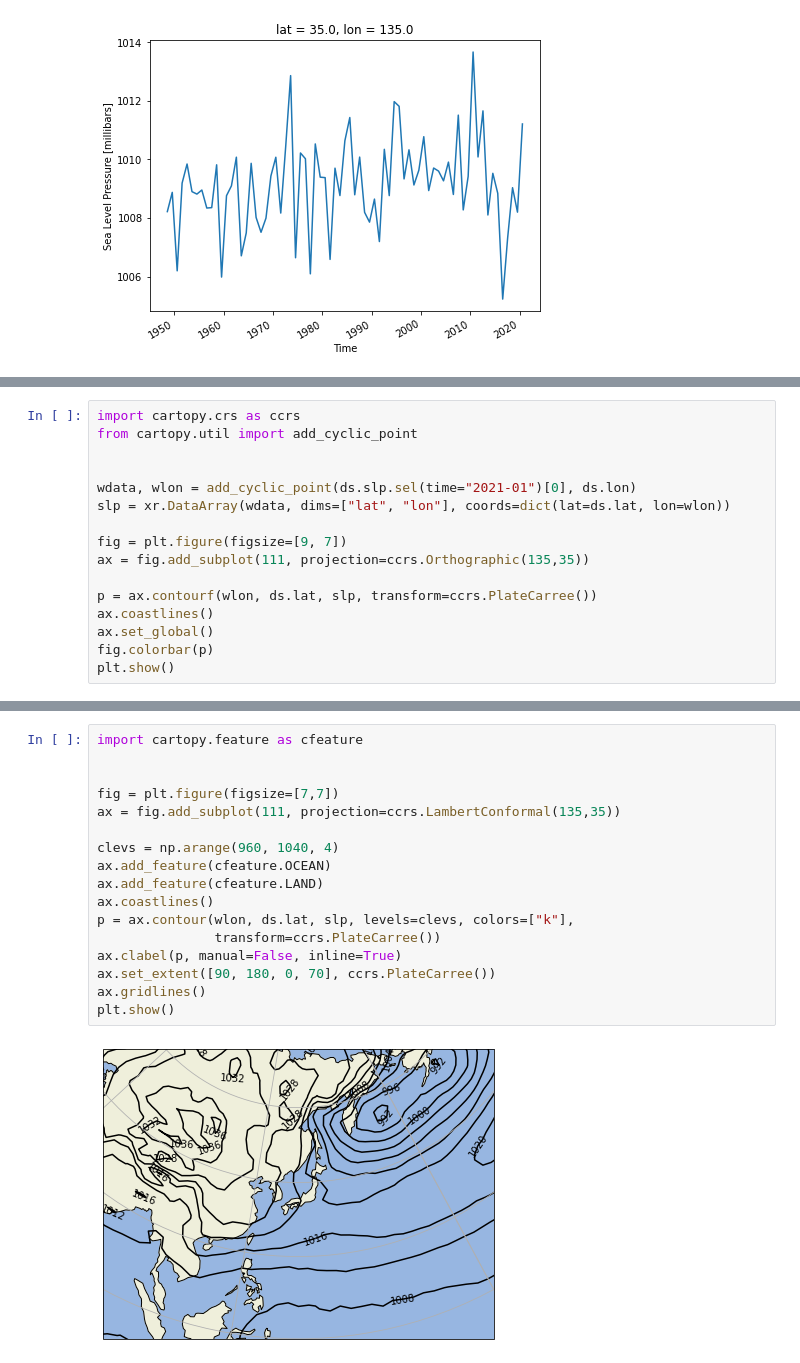
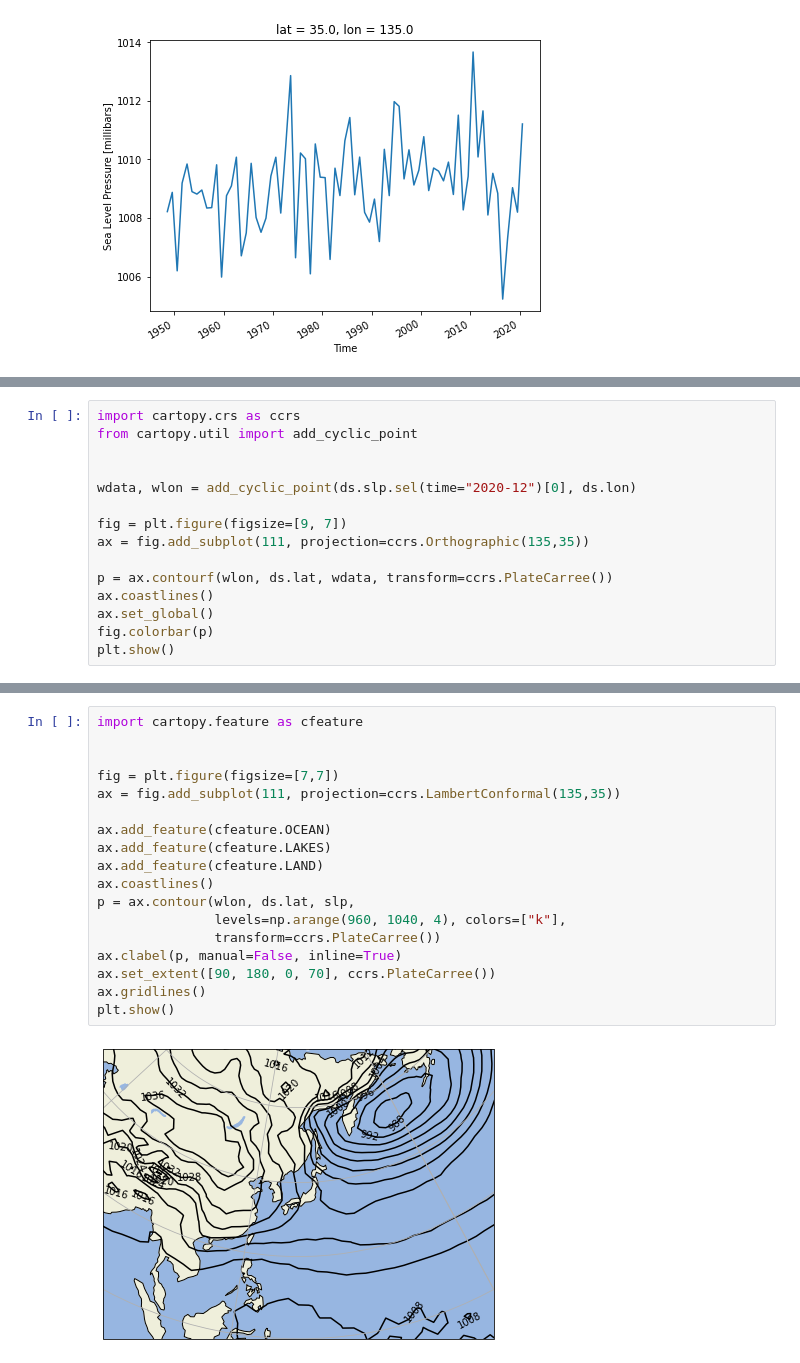
Before and after one commit to tenomoto/pymetds, a Jupyter notebook: Reanalysis.ipynb, the cells around one changed output, grey strips where cells are left out. Cells and saved outputs as stored; diff of their text form.

```diff
--- a/Reanalysis.ipynb
+++ b/Reanalysis.ipynb
@@ -72,13 +113,12 @@ import cartopy.crs as ccrs
 from cartopy.util import add_cyclic_point
 
 
-wdata, wlon = add_cyclic_point(ds.slp.sel(time="2021-01")[0], ds.lon)
-slp = xr.DataArray(wdata, dims=["lat", "lon"], coords=dict(lat=ds.lat, lon=wlon))
+wdata, wlon = add_cyclic_point(ds.slp.sel(time="2020-12")[0], ds.lon)
 
 fig = plt.figure(figsize=[9, 7])
 ax = fig.add_subplot(111, projection=ccrs.Orthographic(135,35))
 
-p = ax.contourf(wlon, ds.lat, slp, transform=ccrs.PlateCarree())
+p = ax.contourf(wlon, ds.lat, wdata, transform=ccrs.PlateCarree())
 ax.coastlines()
 ax.set_global()
 fig.colorbar(p)
@@ -105,19 +156,20 @@ plt.show()
 # %%
 import cartopy.feature as cfeature
 
 
 fig = plt.figure(figsize=[7,7])
 ax = fig.add_subplot(111, projection=ccrs.LambertConformal(135,35))
 
-clevs = np.arange(960, 1040, 4)
 ax.add_feature(cfeature.OCEAN)
+ax.add_feature(cfeature.LAKES)
 ax.add_feature(cfeature.LAND)
 ax.coastlines()
-p = ax.contour(wlon, ds.lat, slp, levels=clevs, colors=["k"],
+p = ax.contour(wlon, ds.lat, slp,
+               levels=np.arange(960, 1040, 4), colors=["k"],
                transform=ccrs.PlateCarree())
 ax.clabel(p, manual=False, inline=True)
 ax.set_extent([90, 180, 0, 70], ccrs.PlateCarree())
 ax.gridlines()
 plt.show()
 # %% [output]
-[figure, old version]
+[figure, new version]
```
Also changed, not shown: parts of 15 cells of this notebook, 6 other files.
